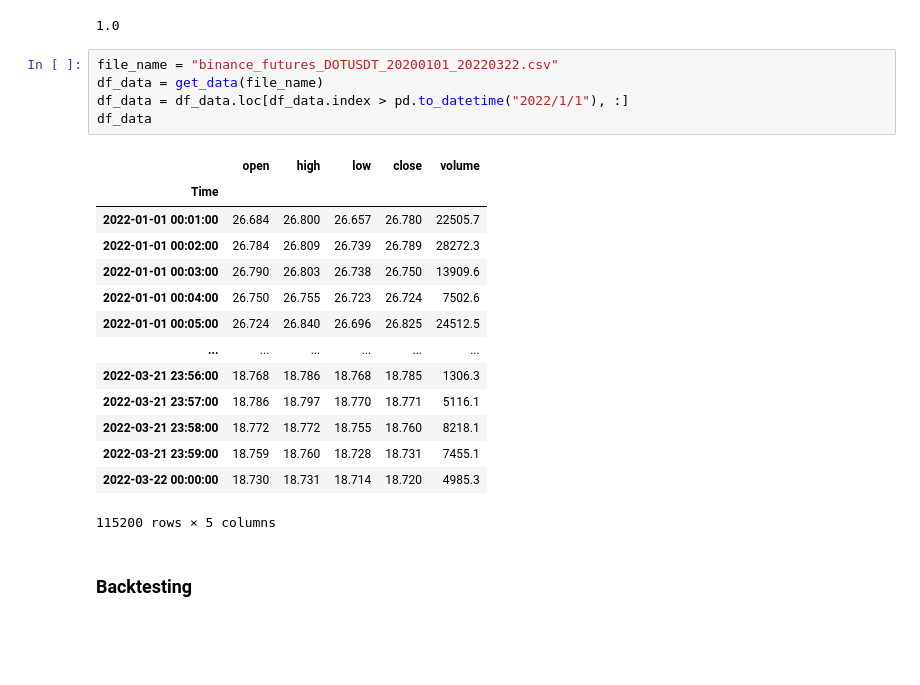
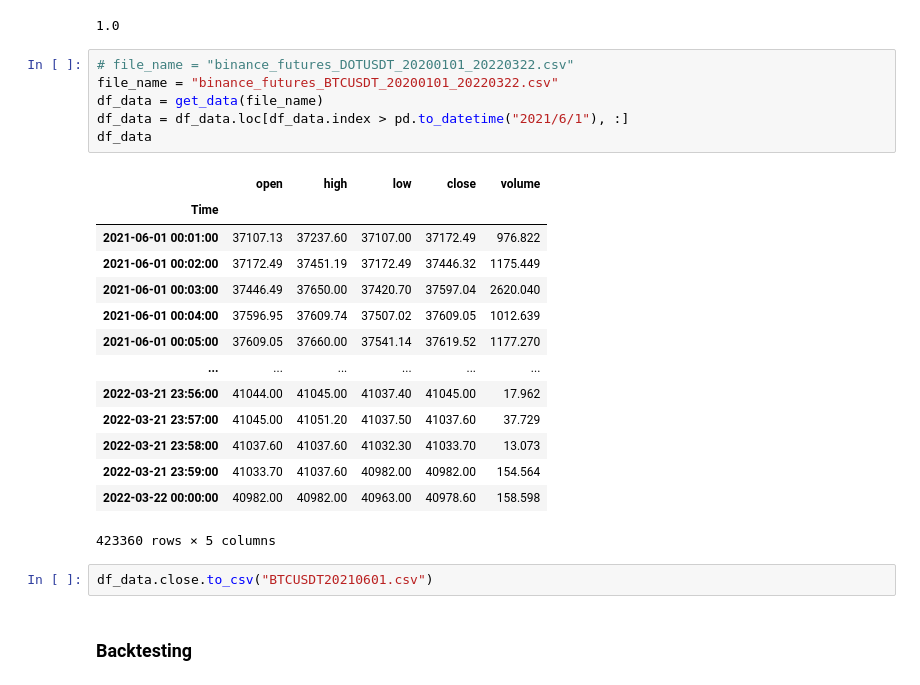
Before and after one commit to June911/GridTradingBacktest, a Jupyter notebook: grid_trading_static.ipynb, the cells around one changed output. Saved outputs shown, nothing was run; the diff lists cells and outputs as text; blank space fills up the shorter version.

```diff
--- a/grid_trading_static.ipynb
+++ b/grid_trading_static.ipynb
@@ -65,25 +65,28 @@ arth
  12.        ]
 1.0
 # %%
-file_name = "binance_futures_DOTUSDT_20200101_20220322.csv"
+# file_name = "binance_futures_DOTUSDT_20200101_20220322.csv"
+file_name = "binance_futures_BTCUSDT_20200101_20220322.csv"
 df_data = get_data(file_name)
-df_data = df_data.loc[df_data.index > pd.to_datetime("2022/1/1"), :]
+df_data = df_data.loc[df_data.index > pd.to_datetime("2021/6/1"), :]
 df_data
 # %% [output]
 |  | open | high | low | close | volume |
 | Time |  |  |  |  |  |
-| 2022-01-01 00:01:00 | 26.684 | 26.800 | 26.657 | 26.780 | 22505.7 |
-| 2022-01-01 00:02:00 | 26.784 | 26.809 | 26.739 | 26.789 | 28272.3 |
-| 2022-01-01 00:03:00 | 26.790 | 26.803 | 26.738 | 26.750 | 13909.6 |
-| 2022-01-01 00:04:00 | 26.750 | 26.755 | 26.723 | 26.724 | 7502.6 |
-| 2022-01-01 00:05:00 | 26.724 | 26.840 | 26.696 | 26.825 | 24512.5 |
+| 2021-06-01 00:01:00 | 37107.13 | 37237.60 | 37107.00 | 37172.49 | 976.822 |
+| 2021-06-01 00:02:00 | 37172.49 | 37451.19 | 37172.49 | 37446.32 | 1175.449 |
+| 2021-06-01 00:03:00 | 37446.49 | 37650.00 | 37420.70 | 37597.04 | 2620.040 |
+| 2021-06-01 00:04:00 | 37596.95 | 37609.74 | 37507.02 | 37609.05 | 1012.639 |
+| 2021-06-01 00:05:00 | 37609.05 | 37660.00 | 37541.14 | 37619.52 | 1177.270 |
 | ... | ... | ... | ... | ... | ... |
-| 2022-03-21 23:56:00 | 18.768 | 18.786 | 18.768 | 18.785 | 1306.3 |
-| 2022-03-21 23:57:00 | 18.786 | 18.797 | 18.770 | 18.771 | 5116.1 |
-| 2022-03-21 23:58:00 | 18.772 | 18.772 | 18.755 | 18.760 | 8218.1 |
-| 2022-03-21 23:59:00 | 18.759 | 18.760 | 18.728 | 18.731 | 7455.1 |
-| 2022-03-22 00:00:00 | 18.730 | 18.731 | 18.714 | 18.720 | 4985.3 |
+| 2022-03-21 23:56:00 | 41044.00 | 41045.00 | 41037.40 | 41045.00 | 17.962 |
+| 2022-03-21 23:57:00 | 41045.00 | 41051.20 | 41037.50 | 41037.60 | 37.729 |
+| 2022-03-21 23:58:00 | 41037.60 | 41037.60 | 41032.30 | 41033.70 | 13.073 |
+| 2022-03-21 23:59:00 | 41033.70 | 41037.60 | 40982.00 | 40982.00 | 154.564 |
+| 2022-03-22 00:00:00 | 40982.00 | 40982.00 | 40963.00 | 40978.60 | 158.598 |
-115200 rows × 5 columns
+423360 rows × 5 columns
+# %%
+df_data.close.to_csv("BTCUSDT20210601.csv")
 # %% [markdown]
 ### Backtesting
 # %%
```
Also changed, not shown: parts of 3 cells of this notebook, 6 other files.
